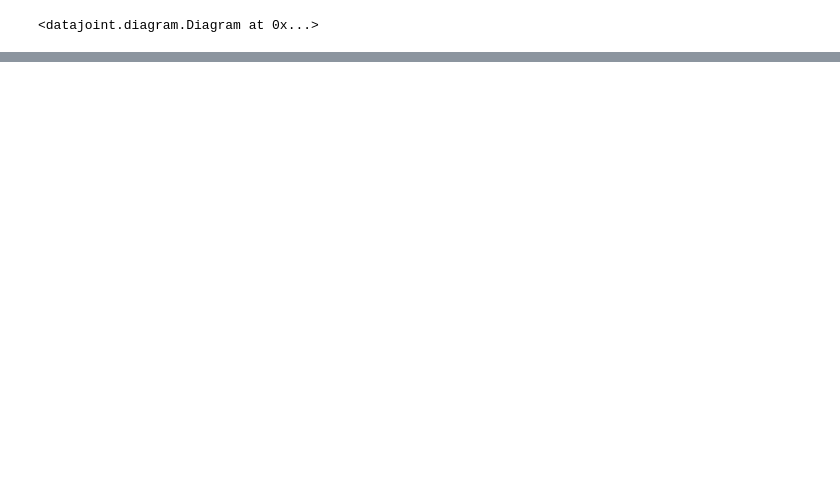
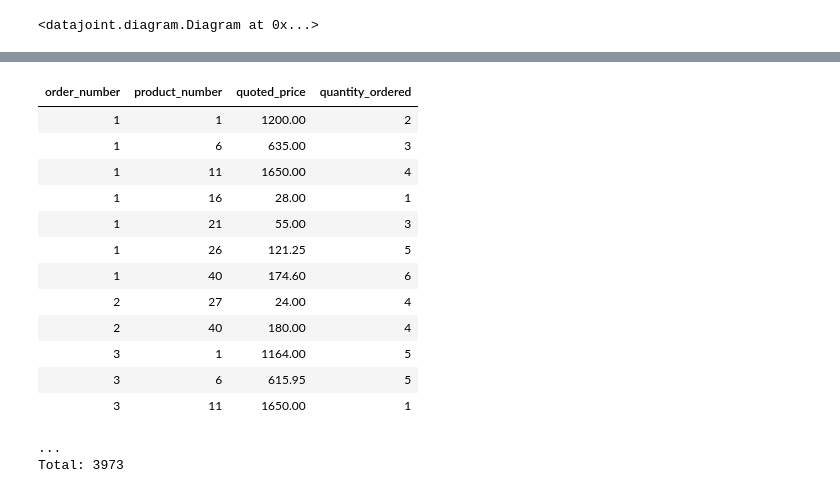
Before and after one commit to dimitri-yatsenko/Database-Systems-for-Data-Science, a Jupyter notebook: notebooks/GroupBy.ipynb, the cells around one changed output, grey strips where cells are left out. Saved outputs shown, nothing was run; the diff lists cells and outputs as text; code cells hidden in the pictures; blank space fills up the shorter version.

```diff
--- a/notebooks/GroupBy.ipynb
+++ b/notebooks/GroupBy.ipynb
@@ -370,0 +643,18 @@ dj.Diagram(schema)
+# %%
+Order.Item()
+# %% [output]
+| order_number | product_number | quoted_price | quantity_ordered |
+| 1 | 1 | 1200.00 | 2 |
+| 1 | 6 | 635.00 | 3 |
+| 1 | 11 | 1650.00 | 4 |
+| 1 | 16 | 28.00 | 1 |
+| 1 | 21 | 55.00 | 3 |
+| 1 | 26 | 121.25 | 5 |
+| 1 | 40 | 174.60 | 6 |
+| 2 | 27 | 24.00 | 4 |
+| 2 | 40 | 180.00 | 4 |
+| 3 | 1 | 1164.00 | 5 |
+| 3 | 6 | 615.95 | 5 |
+| 3 | 11 | 1650.00 | 1 |
+...
+Total: 3973
```
Also changed, not shown: parts of 22 cells of this notebook, 3 other files.
